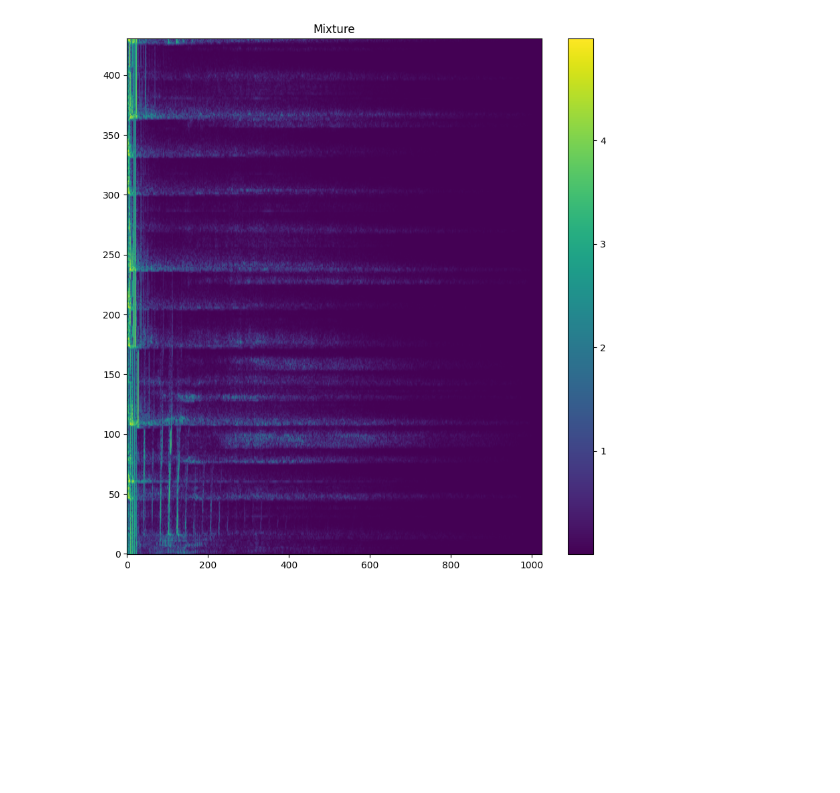
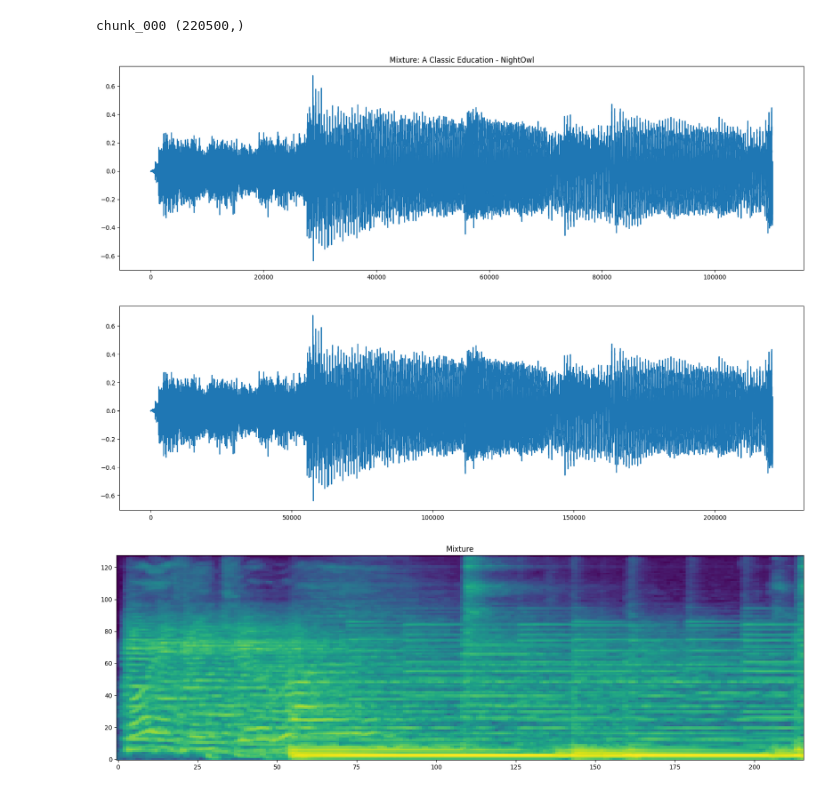
Before and after one commit to Nhrot22230/DeepSampler, a Jupyter notebook: notebooks/exploratory.ipynb, the cells around one changed output. Drawn from its saved outputs; the diff is of its cells as text; code cells hidden in the pictures; blank space fills up the shorter version.

```diff
--- a/notebooks/exploratory.ipynb
+++ b/notebooks/exploratory.ipynb
@@ -1,8 +1,13 @@
 # %%
 import os
 import numpy as np
+from typing import List, Dict, Any, Tuple
 import matplotlib.pyplot as plt
 import random
+import librosa
+
+# Global configuration for plotting
+plt.rcParams['figure.figsize'] = [20, 6]
 # %%
 project_root = os.getcwd()
 while "src" not in os.listdir(project_root):
@@ -43,4 +40,35 @@ sample = Sample(sample_path)
-# %%
-sample.plot()
-# %% [output]
-[figure, removed]
+# %%
+random_audio = random.choice(os.listdir(data_root))
+audio_path = os.path.join(data_root, random_audio)
+
+sample = None
+data = np.load(audio_path, allow_pickle=True)
+for key in data:
+    print(key, data[key].item()["mixture"].shape)
+    sample = Sample(data[key].item())
+    break
+# %% [output]
+chunk_000 (220500,)
+# %%
+audio_dir = os.path.basename(random_audio).split(".")[0]
+mixture_path = os.path.join(
+    project_root, "data", "external", "train", audio_dir, "mixture.wav"
+)
+
+# Get the first 5 seconds of the mixture audio
+y, sr = librosa.load(mixture_path)
+y = y[: sr * 5]
+plt.title("Mixture: {}".format(audio_dir))
+plt.plot(y)
+plt.show()
+sample.plot()
+
+spectrogram = librosa.feature.melspectrogram(y=y, sr=sr)
+spectrogram_db = librosa.power_to_db(spectrogram, ref=np.max)
+plt.title("Mixture")
+plt.imshow(spectrogram_db, aspect="auto", origin="lower")
+plt.show()
+# %% [output]
+[figure, added]
+[figure, added]
+[figure, added]
```
Also changed, not shown: parts of 3 cells of this notebook, 2 other files.
